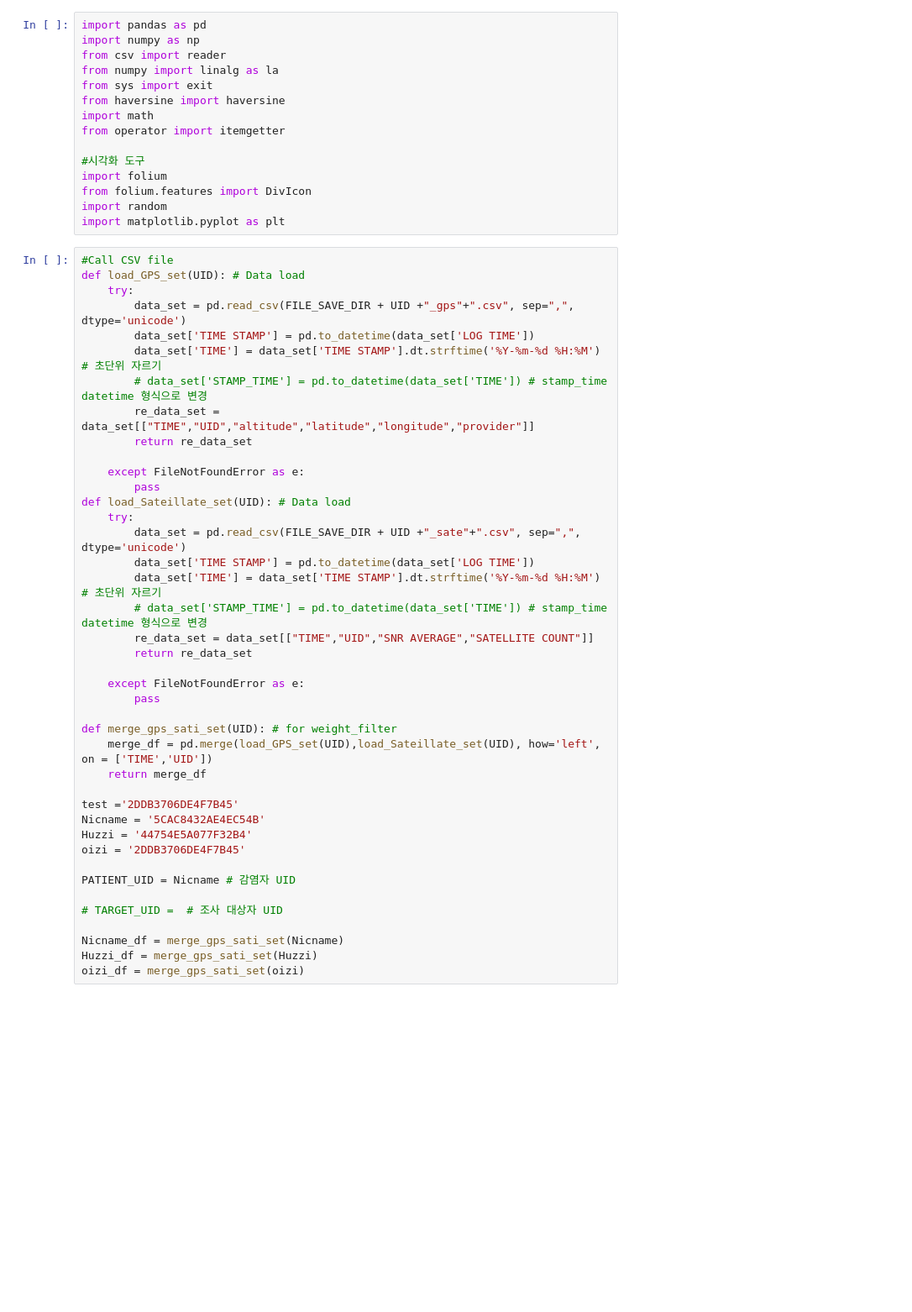
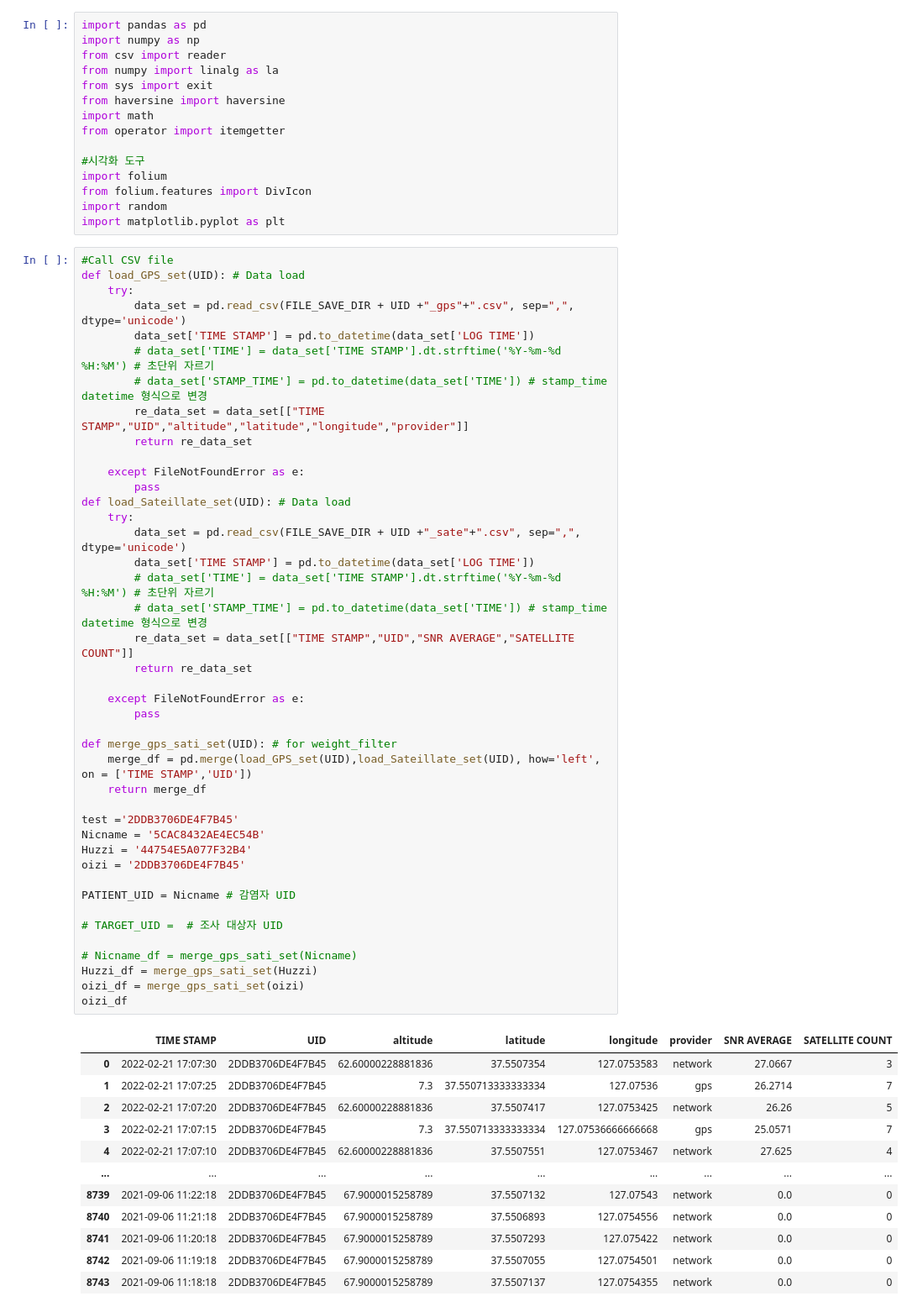
Before and after one commit to KyongHwan-Kim/Gps_filter_algorithm, a Jupyter notebook: GPS_Algorithm_0218.ipynb, the cells around one changed output. Shown at 84% size. Cells and saved outputs as stored; diff of their text form; blank space fills up the shorter version.

```diff
--- a/GPS_Algorithm_0218.ipynb
+++ b/GPS_Algorithm_0218.ipynb
@@ -33,38 +33,52 @@ def load_GPS_set(UID): # Data load
     try:
         data_set = pd.read_csv(FILE_SAVE_DIR + UID +"_gps"+".csv", sep=",", dtype='unicode')
         data_set['TIME STAMP'] = pd.to_datetime(data_set['LOG TIME'])
-        data_set['TIME'] = data_set['TIME STAMP'].dt.strftime('%Y-%m-%d %H:%M') # 초단위 자르기
+        # data_set['TIME'] = data_set['TIME STAMP'].dt.strftime('%Y-%m-%d %H:%M') # 초단위 자르기
         # data_set['STAMP_TIME'] = pd.to_datetime(data_set['TIME']) # stamp_time datetime 형식으로 변경
-        re_data_set = data_set[["TIME","UID","altitude","latitude","longitude","provider"]]
+        re_data_set = data_set[["TIME STAMP","UID","altitude","latitude","longitude","provider"]]
         return re_data_set
 
     except FileNotFoundError as e:
         pass
 def load_Sateillate_set(UID): # Data load
     try:
         data_set = pd.read_csv(FILE_SAVE_DIR + UID +"_sate"+".csv", sep=",", dtype='unicode')
         data_set['TIME STAMP'] = pd.to_datetime(data_set['LOG TIME'])
-        data_set['TIME'] = data_set['TIME STAMP'].dt.strftime('%Y-%m-%d %H:%M') # 초단위 자르기
+        # data_set['TIME'] = data_set['TIME STAMP'].dt.strftime('%Y-%m-%d %H:%M') # 초단위 자르기
         # data_set['STAMP_TIME'] = pd.to_datetime(data_set['TIME']) # stamp_time datetime 형식으로 변경
-        re_data_set = data_set[["TIME","UID","SNR AVERAGE","SATELLITE COUNT"]]
+        re_data_set = data_set[["TIME STAMP","UID","SNR AVERAGE","SATELLITE COUNT"]]
         return re_data_set
 
     except FileNotFoundError as e:
         pass
 
 def merge_gps_sati_set(UID): # for weight_filter
-    merge_df = pd.merge(load_GPS_set(UID),load_Sateillate_set(UID), how='left', on = ['TIME','UID'])
+    merge_df = pd.merge(load_GPS_set(UID),load_Sateillate_set(UID), how='left', on = ['TIME STAMP','UID'])
     return merge_df
 
 test ='2DDB3706DE4F7B45'
 Nicname = '5CAC8432AE4EC54B'
 Huzzi = '44754E5A077F32B4'
 oizi = '2DDB3706DE4F7B45'
 
 PATIENT_UID = Nicname # 감염자 UID
 
 # TARGET_UID =  # 조사 대상자 UID
 
-Nicname_df = merge_gps_sati_set(Nicname)
+# Nicname_df = merge_gps_sati_set(Nicname)
 Huzzi_df = merge_gps_sati_set(Huzzi)
 oizi_df = merge_gps_sati_set(oizi)
+oizi_df
+# %% [output]
+|  | TIME STAMP | UID | altitude | latitude | longitude | provider | SNR AVERAGE | SATELLITE COUNT |
+| 0 | 2022-02-21 17:07:30 | 2DDB3706DE4F7B45 | 62.60000228881836 | 37.5507354 | 127.0753583 | network | 27.0667 | 3 |
+| 1 | 2022-02-21 17:07:25 | 2DDB3706DE4F7B45 | 7.3 | 37.550713333333334 | 127.07536 | gps | 26.2714 | 7 |
+| 2 | 2022-02-21 17:07:20 | 2DDB3706DE4F7B45 | 62.60000228881836 | 37.5507417 | 127.0753425 | network | 26.26 | 5 |
+| 3 | 2022-02-21 17:07:15 | 2DDB3706DE4F7B45 | 7.3 | 37.550713333333334 | 127.07536666666668 | gps | 25.0571 | 7 |
+| 4 | 2022-02-21 17:07:10 | 2DDB3706DE4F7B45 | 62.60000228881836 | 37.5507551 | 127.0753467 | network | 27.625 | 4 |
+| ... | ... | ... | ... | ... | ... | ... | ... | ... |
+| 8739 | 2021-09-06 11:22:18 | 2DDB3706DE4F7B45 | 67.9000015258789 | 37.5507132 | 127.07543 | network | 0.0 | 0 |
+| 8740 | 2021-09-06 11:21:18 | 2DDB3706DE4F7B45 | 67.9000015258789 | 37.5506893 | 127.0754556 | network | 0.0 | 0 |
+| 8741 | 2021-09-06 11:20:18 | 2DDB3706DE4F7B45 | 67.9000015258789 | 37.5507293 | 127.075422 | network | 0.0 | 0 |
+| 8742 | 2021-09-06 11:19:18 | 2DDB3706DE4F7B45 | 67.9000015258789 | 37.5507055 | 127.0754501 | network | 0.0 | 0 |
+| 8743 | 2021-09-06 11:18:18 | 2DDB3706DE4F7B45 | 67.9000015258789 | 37.5507137 | 127.0754355 | network | 0.0 | 0 |
```
Also changed, not shown: parts of 4 cells of this notebook.
